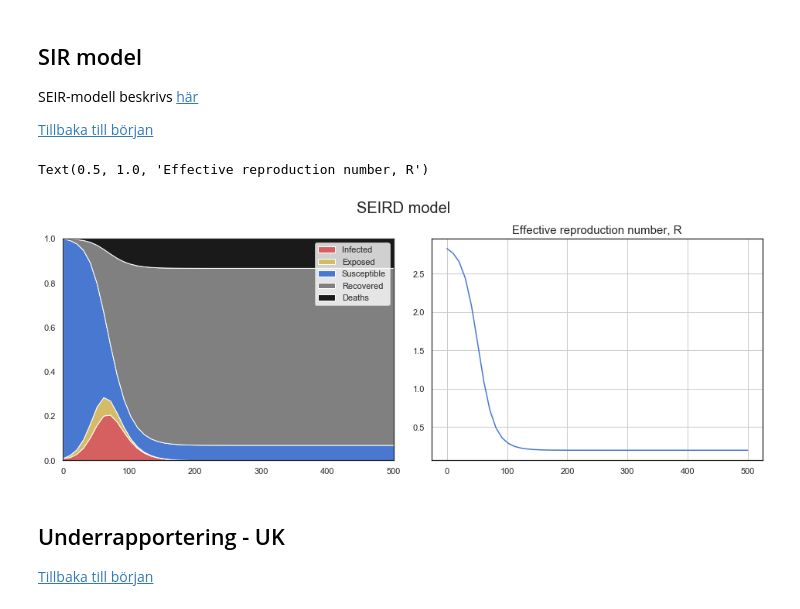
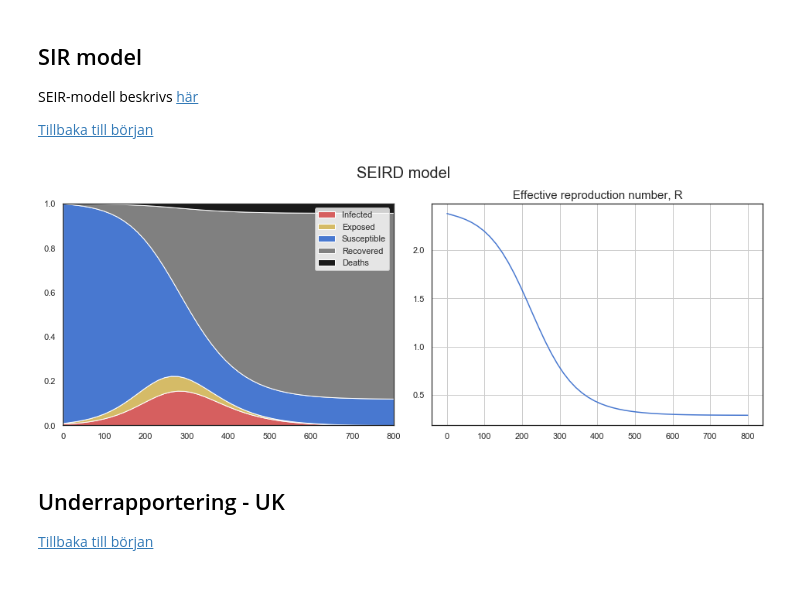
Before and after one commit to Frallmeister/covid19, a Jupyter notebook: corona_notebook.ipynb, the cells around one changed output. Saved outputs shown, nothing was run; the diff lists cells and outputs as text; code cells hidden in the pictures.

```diff
--- a/corona_notebook.ipynb
+++ b/corona_notebook.ipynb
@@ -225,44 +207,43 @@ def seir(y, t, N, beta, sigma, gamma, theta=0, rho=0):
     dR = gamma*I - rho*R
     dD = theta*I
 
     return [dS, dE, dI, dR, dD]
 
-r0 = 2.5
-beta  = 0.2
-sigma = 0.2
-gamma = sigma*0.3
-theta = 0.01
-rho = 0
-
 N = 1
 S0 = 0.99*N
 E0 = 0
 I0 = (N-S0)
 R0 = 0
 D0 = 0
 
+r0 = 2.5
+beta  = 0.05
+sigma = 0.05
+gamma = beta*S0/N/r0
+theta = 0.001
+rho = 0
+
 y0 = [S0, E0, I0, R0, D0]
-t_max = 500
+t_max = 800
 t = np.linspace(0, t_max)
 
 soln = odeint(seir, y0, t, args=(N, beta, sigma, gamma, theta, rho))
 S, E, I, R, D = soln[:,0], soln[:,1], soln[:,2], soln[:,3], soln[:,4]
 
 fig, (ax1,ax2) = plt.subplots(1,2, figsize=(13,5), constrained_layout=True)
 fig.suptitle('SEIRD model', fontsize=20)
 
 ax1.stackplot(t, [I,E,S,R,D], labels=['Infected','Exposed','Susceptible','Recovered','Deaths'], colors=['r', 'y', 'b', 'gray', 'k'])
 ax1.legend()
 ax1.axis([0, t_max, 0, N])
 
 
 r = (beta*S*I/N + rho*R) / ((gamma + theta)*I)
 ax2.plot(t,r)
 ax2.grid()
-ax2.set_title('Effective reproduction number, R', fontsize=15)
+ax2.set_title('Effective reproduction number, R', fontsize=15);
 # %% [output]
-Text(0.5, 1.0, 'Effective reproduction number, R')
-[figure, old version]
+[figure, new version]
 # %% [markdown]
 <a id='underrapportering_uk'></a>
 ## Underrapportering - UK
```
Also changed, not shown: parts of 11 cells of this notebook.
